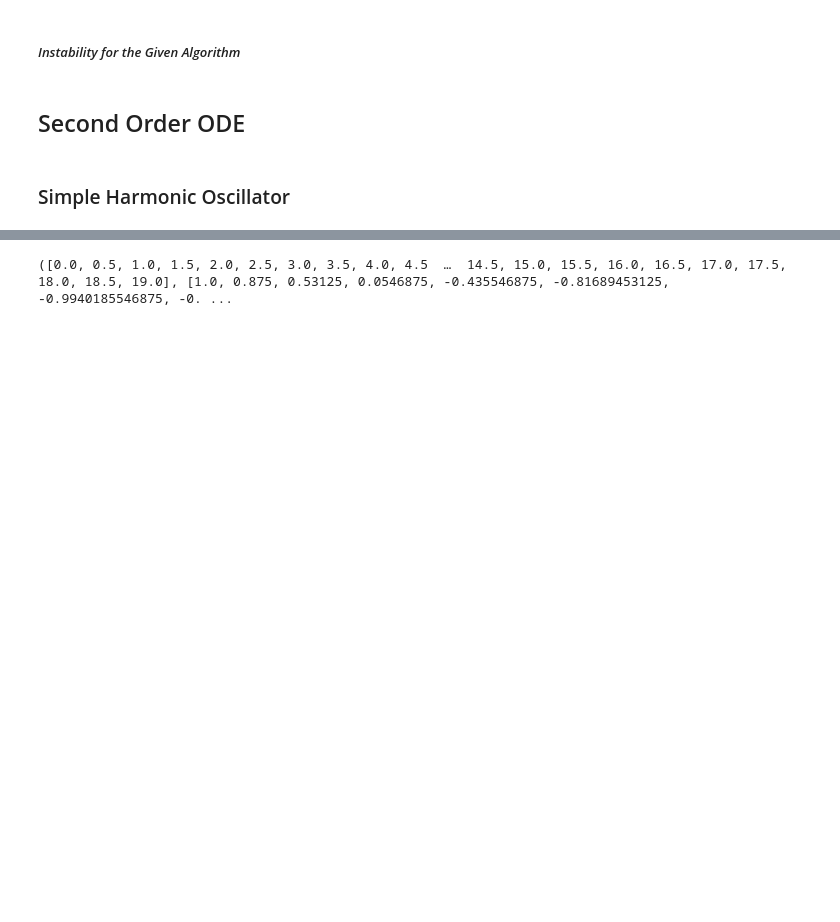
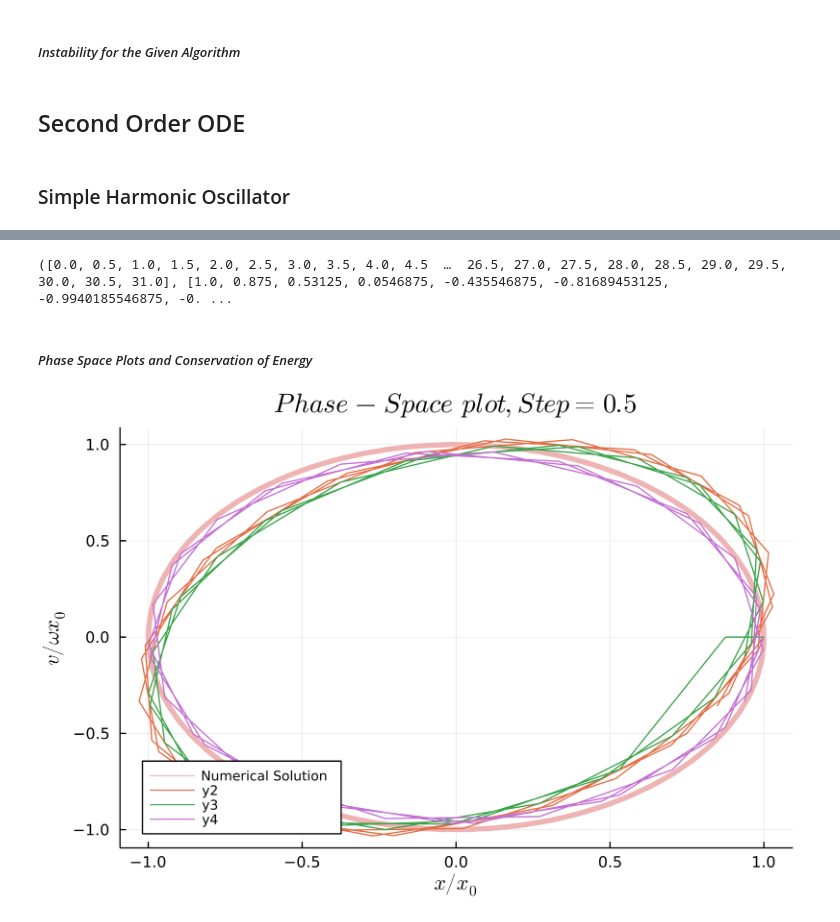
Before and after one commit to narges8k/computational_physics, a Jupyter notebook: PSet9/NoteBook.ipynb, the cells around one changed output, grey strips where cells are left out. Drawn from its saved outputs; the diff is of its cells as text; code cells hidden in the pictures; blank space fills up the shorter version.

Commit message:
The plots have been successfully created

```diff
--- a/PSet9/NoteBook.ipynb
+++ b/PSet9/NoteBook.ipynb
@@ -55,12 +53,12 @@ vPlot=plot!(v_plot,t_E, x_E[: ,2], label="Euler", ls=:dot, marker=:circle, ylabe
 plot!(xPlot, vPlot, layout=(1,2), dpi=400, title="step=0.5", xlabel=L"\Delta t/\omega", legend=:topleft)
 savefig("../../computational_physics/PSet9/Figs/SHM_Euler_comparison.pdf")
 # %%
-xᵢₙᵢₜ , vᵢₙᵢₜ= 1.0, 0.0; step=0.1;  n=3; tₘᵢₙ=0.0; tₘₐₓ=round(2π * n); h=0.5
+xᵢₙᵢₜ , vᵢₙᵢₜ= 1.0, 0.0; step=0.1;  n=5; tₘᵢₙ=0.0; tₘₐₓ=round(2π * n); h=0.5
 t_EC, x_EC, v_EC = DiffSolving.EulerCromer((t,x)-> -x, xᵢₙᵢₜ , vᵢₙᵢₜ, tₘᵢₙ, tₘₐₓ, h)
 t_V, x_V, v_V = DiffSolving.Verlet((t,x)-> -x, xᵢₙᵢₜ , vᵢₙᵢₜ, tₘᵢₙ, tₘₐₓ, h)
 t_VV, x_VV, v_VV = DiffSolving.VelocityVerlet((t,x)-> -x, xᵢₙᵢₜ , vᵢₙᵢₜ, tₘᵢₙ, tₘₐₓ, h)
 # %% [output]
-([0.0, 0.5, 1.0, 1.5, 2.0, 2.5, 3.0, 3.5, 4.0, 4.5  …  14.5, 15.0, 15.5, 16.0, 16.5, 17.0, 17.5, 18.0, 18.5, 19.0], [1.0, 0.875, 0.53125, 0.0546875, -0.435546875, -0.81689453125, -0.9940185546875, -0. ...
+([0.0, 0.5, 1.0, 1.5, 2.0, 2.5, 3.0, 3.5, 4.0, 4.5  …  26.5, 27.0, 27.5, 28.0, 28.5, 29.0, 29.5, 30.0, 30.5, 31.0], [1.0, 0.875, 0.53125, 0.0546875, -0.435546875, -0.81689453125, -0.9940185546875, -0. ...
 # %%
 plot(cos, tₘᵢₙ, tₘₐₓ, lw=:4, label=L"x(t)=x_0 cos(\omega t)", title=L"step=0.5",
     color=:navajowhite, dpi=400,xlabel=L"t/\omega", ylabel=L"x/x_0" , legendfontsize=5)
@@ -75,3 +73,5 @@ plot!(t_EC, v_EC, label="Euler-Cromer", ls=:dot,lw=4, marker=:circle, color=:vio
 plot!(t_V, v_V, label="Verlet", ls=:dot, lw=4, marker=:square, color=:midnightblue)
 plot!(t_VV, v_VV, label="Velocity Verlet", ls=:dot, lw=4 , marker=:utriangle, color=:seagreen1)
 savefig("../../computational_physics/PSet9/Figs/SHM_v_comparison.pdf")
+# %% [markdown]
+##### *Phase Space Plots and Conservation of Energy*
@@ -77,0 +85,8 @@ savefig("../../computational_physics/PSet9/Figs/SHM_v_comparison.pdf")
+# %%
+plot(cos, t -> -sin(t), tₘᵢₙ, tₘₐₓ , ylabel=L"v/\omega x_0", xlabel=L"x/x_0", title=L"Phase-Space\ plot,Step=0.5",
+    color=:rosybrown2, lw=4, label="Numerical Solution", legendfontsize=7, legend=:bottomleft, dpi=400)
+plot!(x_EC, v_EC)
+plot!(x_V, v_V)
+plot!(x_VV, v_VV)
+# %% [output]
+[figure, added]
```
Also changed, not shown: parts of 5 cells of this notebook, 5 other files.
